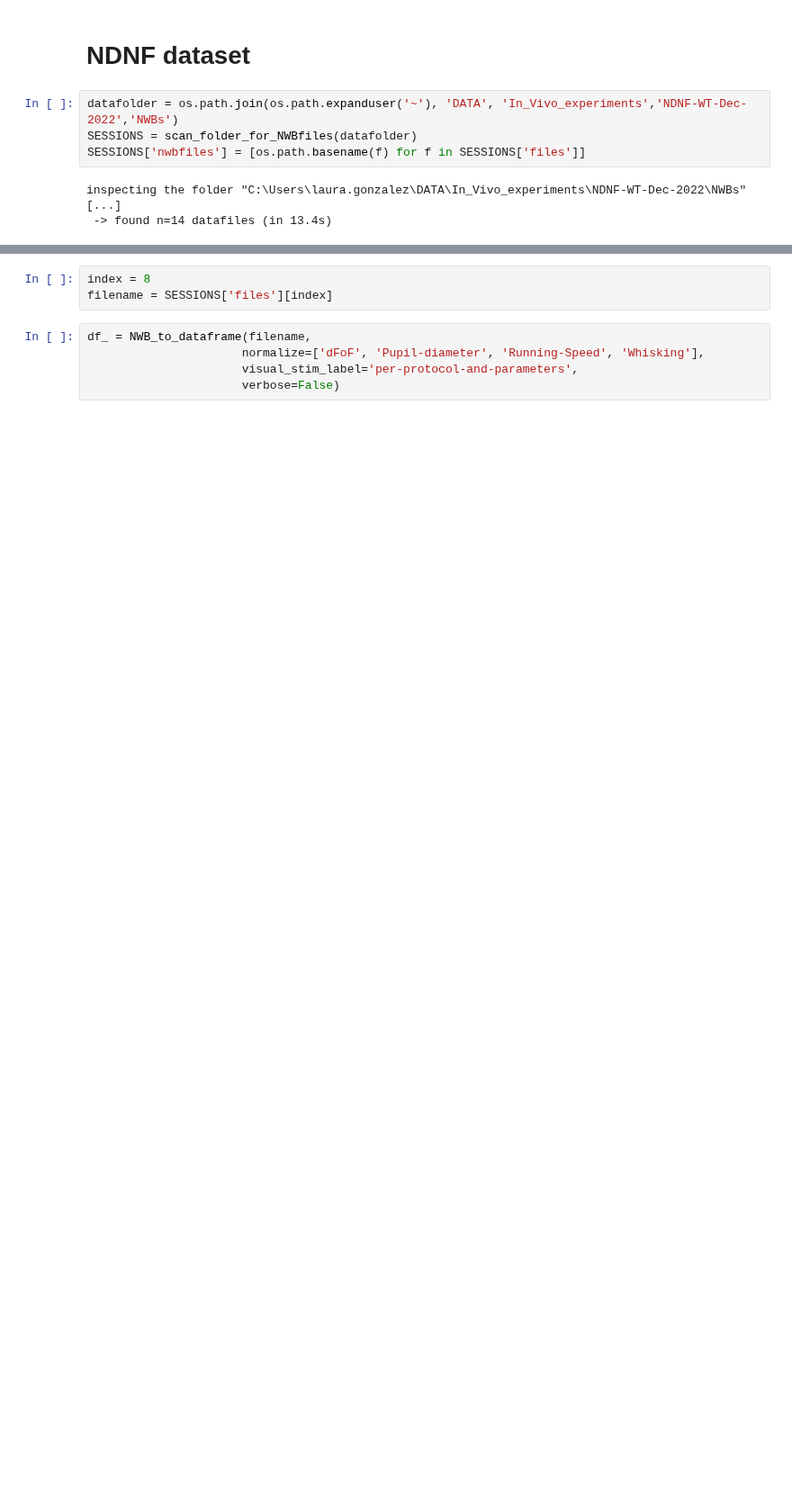
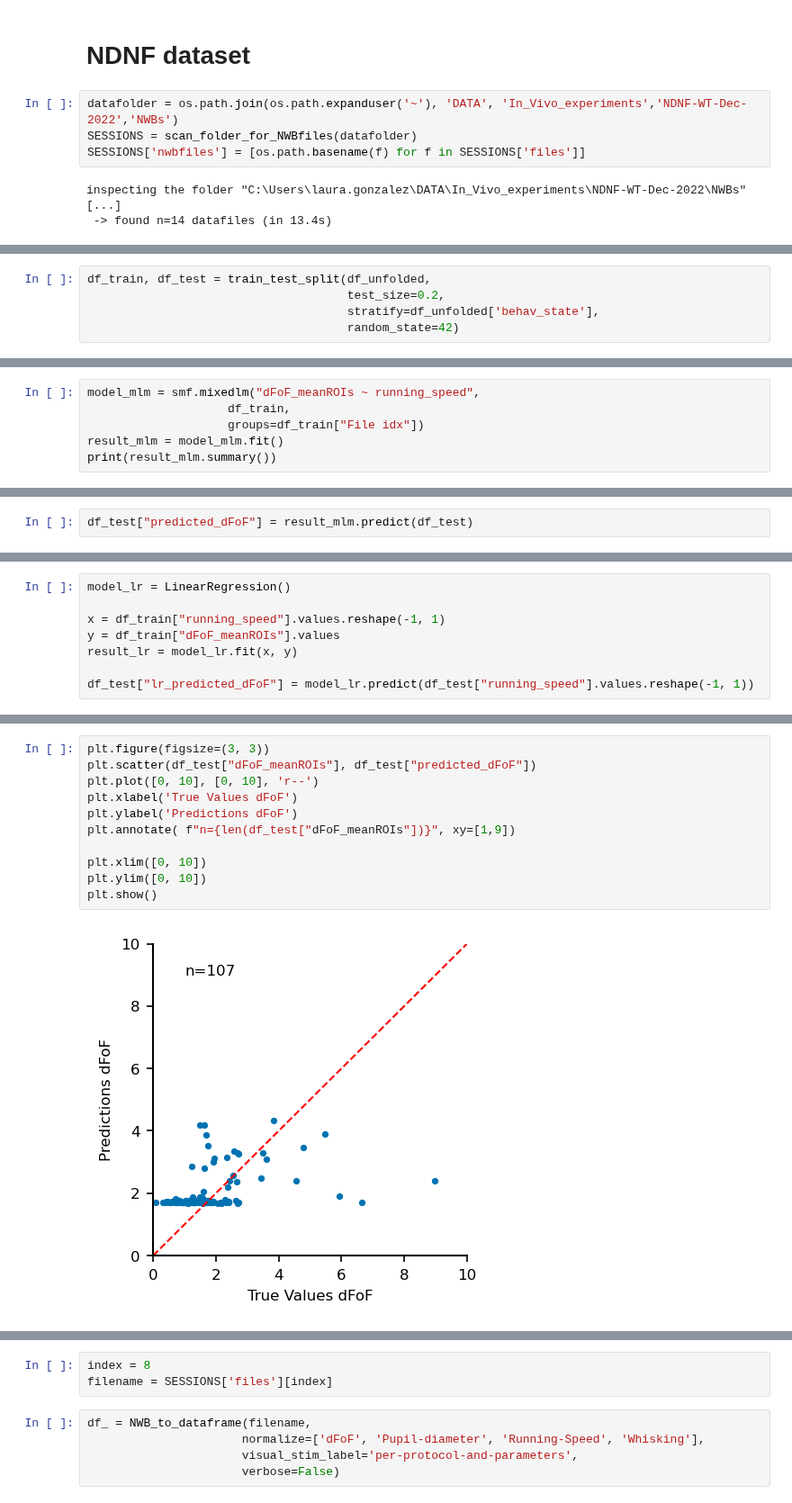
Before and after one commit to LauraGonzalez2000/physion, a Jupyter notebook: notebooks/personalized/LME_model.ipynb, the cells around one changed output, grey strips where cells are left out. Shown at 90% size. Drawn from its saved outputs; the diff is of its cells as text; blank space fills up the shorter version.

```diff
--- a/notebooks/personalized/LME_model.ipynb
+++ b/notebooks/personalized/LME_model.ipynb
@@ -25,0 +204,5 @@ inspecting the folder "C:\Users\laura.gonzalez\DATA\In_Vivo_experiments\NDNF-WT-
+# %%
+df_train, df_test = train_test_split(df_unfolded,
+                                     test_size=0.2,
+                                     stratify=df_unfolded['behav_state'],
+                                     random_state=42)
@@ -25,0 +248,6 @@ inspecting the folder "C:\Users\laura.gonzalez\DATA\In_Vivo_experiments\NDNF-WT-
+# %%
+model_mlm = smf.mixedlm("dFoF_meanROIs ~ running_speed",
+                    df_train,
+                    groups=df_train["File idx"])
+result_mlm = model_mlm.fit()
+print(result_mlm.summary())
@@ -25,0 +270,2 @@ inspecting the folder "C:\Users\laura.gonzalez\DATA\In_Vivo_experiments\NDNF-WT-
+# %%
+df_test["predicted_dFoF"] = result_mlm.predict(df_test)
@@ -25,0 +274,8 @@ inspecting the folder "C:\Users\laura.gonzalez\DATA\In_Vivo_experiments\NDNF-WT-
+# %%
+model_lr = LinearRegression()
+
+x = df_train["running_speed"].values.reshape(-1, 1)
+y = df_train["dFoF_meanROIs"].values
+result_lr = model_lr.fit(x, y)
+
+df_test["lr_predicted_dFoF"] = model_lr.predict(df_test["running_speed"].values.reshape(-1, 1))
@@ -25,0 +336,13 @@ inspecting the folder "C:\Users\laura.gonzalez\DATA\In_Vivo_experiments\NDNF-WT-
+# %%
+plt.figure(figsize=(3, 3))
+plt.scatter(df_test["dFoF_meanROIs"], df_test["predicted_dFoF"])
+plt.plot([0, 10], [0, 10], 'r--')
+plt.xlabel('True Values dFoF')
+plt.ylabel('Predictions dFoF')
+plt.annotate( f"n={len(df_test["dFoF_meanROIs"])}", xy=[1,9])
+
+plt.xlim([0, 10])
+plt.ylim([0, 10])
+plt.show()
+# %% [output]
+[figure, added]
```
Also changed, not shown: parts of 43 cells of this notebook, 6 other files.
